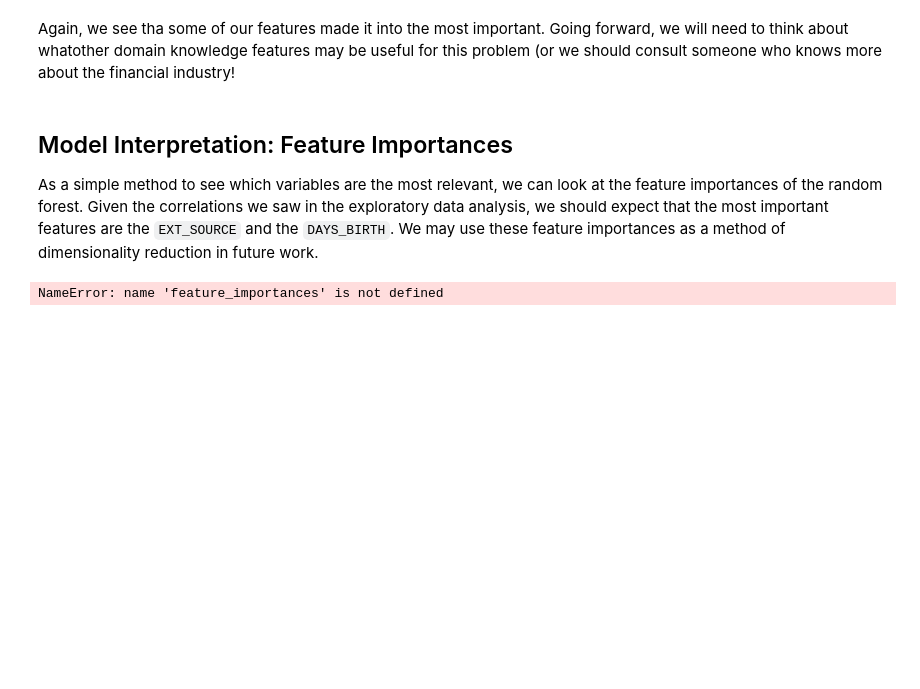
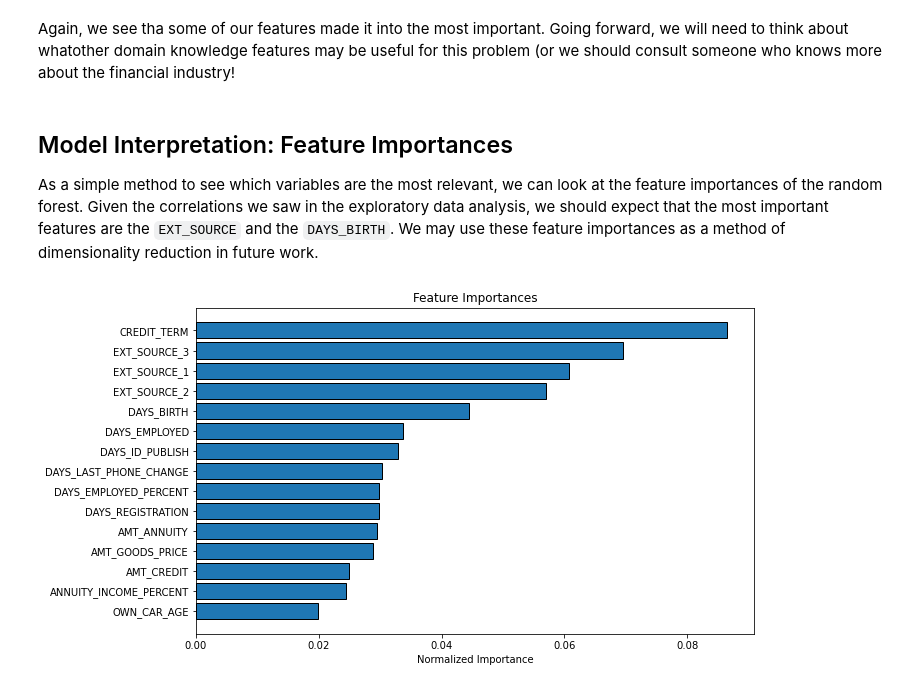
Before and after one commit to IsabelleRB1/OpenClassroom, a Jupyter notebook: notebook/P7_2_Modelisation.ipynb, the cells around one changed output. Cells and saved outputs as stored; diff of their text form; code cells hidden in the pictures; blank space fills up the shorter version.

```diff
--- a/notebook/P7_2_Modelisation.ipynb
+++ b/notebook/P7_2_Modelisation.ipynb
@@ -110,15 +112,0 @@ Testing data shape:  (61503, 244)
-# %%
-def own_eval_metric(y_true, y_pred):
-    cost = 0
-    for i in range(0,len(y_true)):
-        if y_pred[i]<=0.5:
-            y_pred[i] = 0
-        else:
-            y_pred[i] = 1
-        if(y_true[i]==0 and y_pred[i]==0) or (y_true[i]==1 and y_pred[i]==1):
-            cost += 0
-        elif (y_true[i]==0 and y_pred[i]==1):
-            cost += 1
-        else:
-            cost +=5
-    return ('own_eval_metric',cost, False)
@@ -341,6 +432,6 @@ def plot_feature_importances(df):
     return df
 # %%
 # Show the feature importances for the default features
-feature_importances_sorted = plot_feature_importances(feature_importances)
+feature_importances_sorted = plot_feature_importances(fi)
 # %% [output]
-NameError: name 'feature_importances' is not defined
+[figure, added]
```
Also changed, not shown: parts of 11 cells of this notebook.
